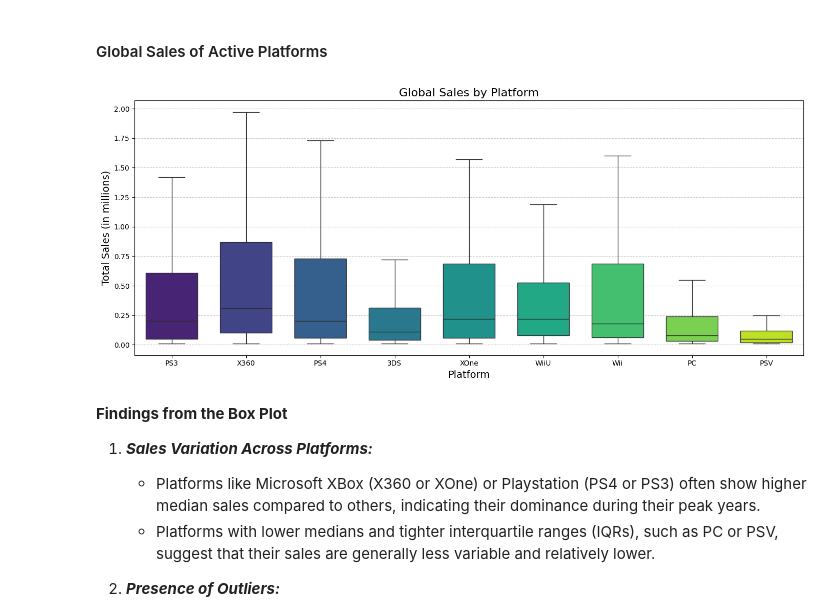
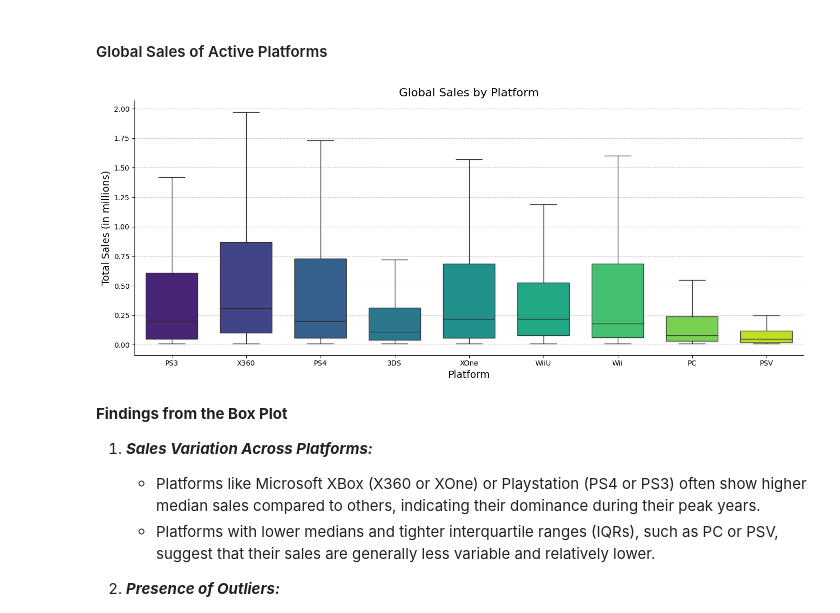
Before and after one commit to olu-fela/video_games_analysis, a Jupyter notebook: video_games_analysis.ipynb, the cells around one changed output. Cells and saved outputs as stored; diff of their text form; code cells hidden in the pictures.

```diff
--- a/video_games_analysis.ipynb
+++ b/video_games_analysis.ipynb
@@ -1065,30 +1069,32 @@ df_filtered_release_year.pivot_table(index='year_of_release', columns='platform'
 # %%
 # Box plot for global sales by platform
 plt.figure(figsize=(14, 6))
 sns.boxplot(
     data=df_filtered_release_year,
     x='platform',
     y='total_sales',
     showfliers=False,  # Hide outliers for better visualization
     palette='viridis',
     hue='platform',
     dodge=False,
     legend=False,
     linewidth=1,
     saturation=1,
     width=0.7
 )
 plt.title('Global Sales by Platform', fontsize=16)
 plt.xlabel('Platform', fontsize=14)
 plt.ylabel('Total Sales (in millions)', fontsize=14)
 plt.xticks(rotation=0, fontsize=10)
 plt.yticks(fontsize=10)
+plt.gca().spines["top"].set_visible(False)
+plt.gca().spines["right"].set_visible(False)
 plt.grid(axis='y', linestyle='--', alpha=0.7)
 
 plt.tight_layout()
 plt.show()
 # %% [output]
-[figure, old version]
+[figure, new version]
 # %% [markdown]
 **Findings from the Box Plot**
 1. ***Sales Variation Across Platforms:***
```
Also changed, not shown: parts of 8 cells of this notebook.
